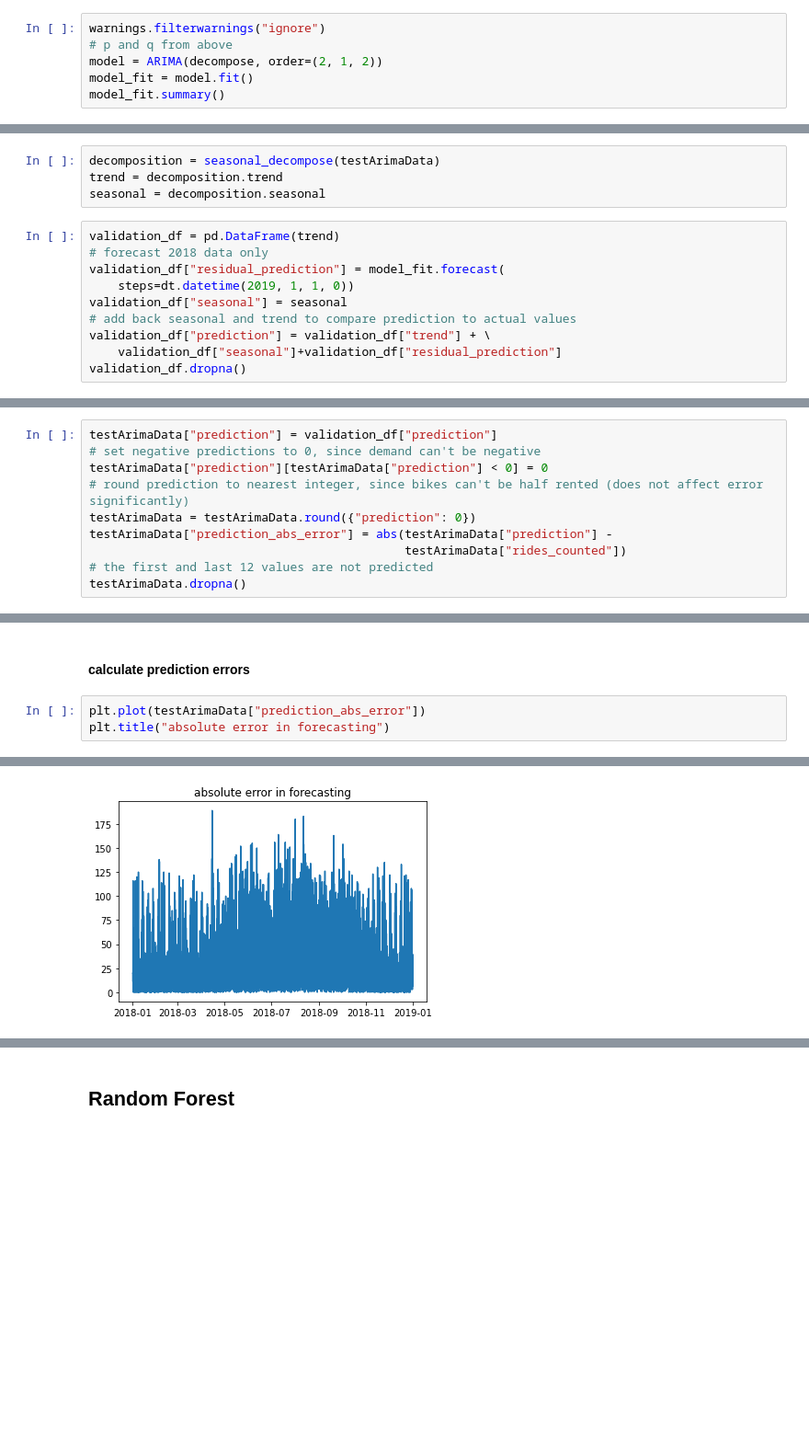
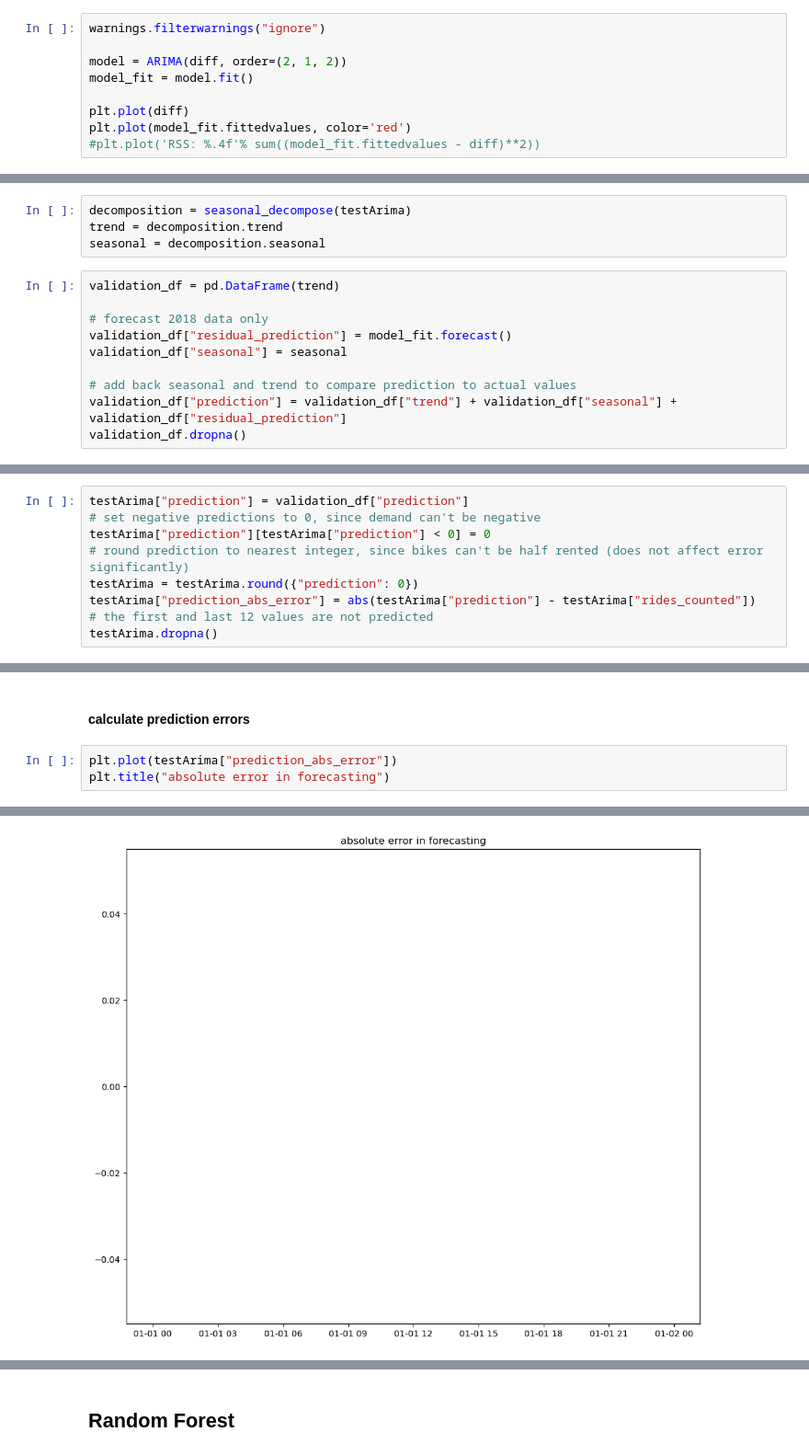
Before and after one commit to OliverSauren/AA_22_Team_14, a Jupyter notebook: Task 4_Predictive Analytics.ipynb, the cells around one changed output, grey strips where cells are left out. Shown at 92% size. Drawn from its saved outputs; the diff is of its cells as text; blank space fills up the shorter version.

```diff
--- a/Task 4_Predictive Analytics.ipynb
+++ b/Task 4_Predictive Analytics.ipynb
@@ -545,8 +575,11 @@ The lag value where pacf crosse the upper confidence interval for the first time
 from statsmodels.tsa.arima.model import ARIMA
 # %%
 warnings.filterwarnings("ignore")
-# p and q from above
-model = ARIMA(decompose, order=(2, 1, 2))
+
+model = ARIMA(diff, order=(2, 1, 2))
 model_fit = model.fit()
-model_fit.summary()
+
+plt.plot(diff)
+plt.plot(model_fit.fittedvalues, color='red')
+#plt.plot('RSS: %.4f'% sum((model_fit.fittedvalues - diff)**2))
 # %% [output]
@@ -574,18 +611,18 @@ Warnings:
 # %% [markdown]
 ### ARIMA Forecasting
 # %%
-decomposition = seasonal_decompose(testArimaData)
+decomposition = seasonal_decompose(testArima)
 trend = decomposition.trend
 seasonal = decomposition.seasonal
 # %%
 validation_df = pd.DataFrame(trend)
+
 # forecast 2018 data only
-validation_df["residual_prediction"] = model_fit.forecast(
-    steps=dt.datetime(2019, 1, 1, 0))
+validation_df["residual_prediction"] = model_fit.forecast()
 validation_df["seasonal"] = seasonal
+
 # add back seasonal and trend to compare prediction to actual values
-validation_df["prediction"] = validation_df["trend"] + \
-    validation_df["seasonal"]+validation_df["residual_prediction"]
+validation_df["prediction"] = validation_df["trend"] + validation_df["seasonal"] + validation_df["residual_prediction"]
 validation_df.dropna()
 # %% [output]
 |  | trend | residual_prediction | seasonal | prediction |
@@ -605,11 +630,10 @@ validation_df.dropna()
 # %%
-testArimaData["prediction"] = validation_df["prediction"]
+testArima["prediction"] = validation_df["prediction"]
 # set negative predictions to 0, since demand can't be negative
-testArimaData["prediction"][testArimaData["prediction"] < 0] = 0
+testArima["prediction"][testArima["prediction"] < 0] = 0
 # round prediction to nearest integer, since bikes can't be half rented (does not affect error significantly)
-testArimaData = testArimaData.round({"prediction": 0})
-testArimaData["prediction_abs_error"] = abs(testArimaData["prediction"] -
-                                            testArimaData["rides_counted"])
+testArima = testArima.round({"prediction": 0})
+testArima["prediction_abs_error"] = abs(testArima["prediction"] - testArima["rides_counted"])
 # the first and last 12 values are not predicted
-testArimaData.dropna()
+testArima.dropna()
 # %% [output]
@@ -630,10 +642,10 @@ testArimaData.dropna()
 # %% [markdown]
 #### calculate prediction errors
 # %%
-plt.plot(testArimaData["prediction_abs_error"])
+plt.plot(testArima["prediction_abs_error"])
 plt.title("absolute error in forecasting")
 # %% [output]
 Text(0.5, 1.0, 'absolute error in forecasting')
-[figure, old version]
+[figure, new version]
 # %%
 print("mean squared error: " +
```
Also changed, not shown: parts of 97 cells of this notebook.
